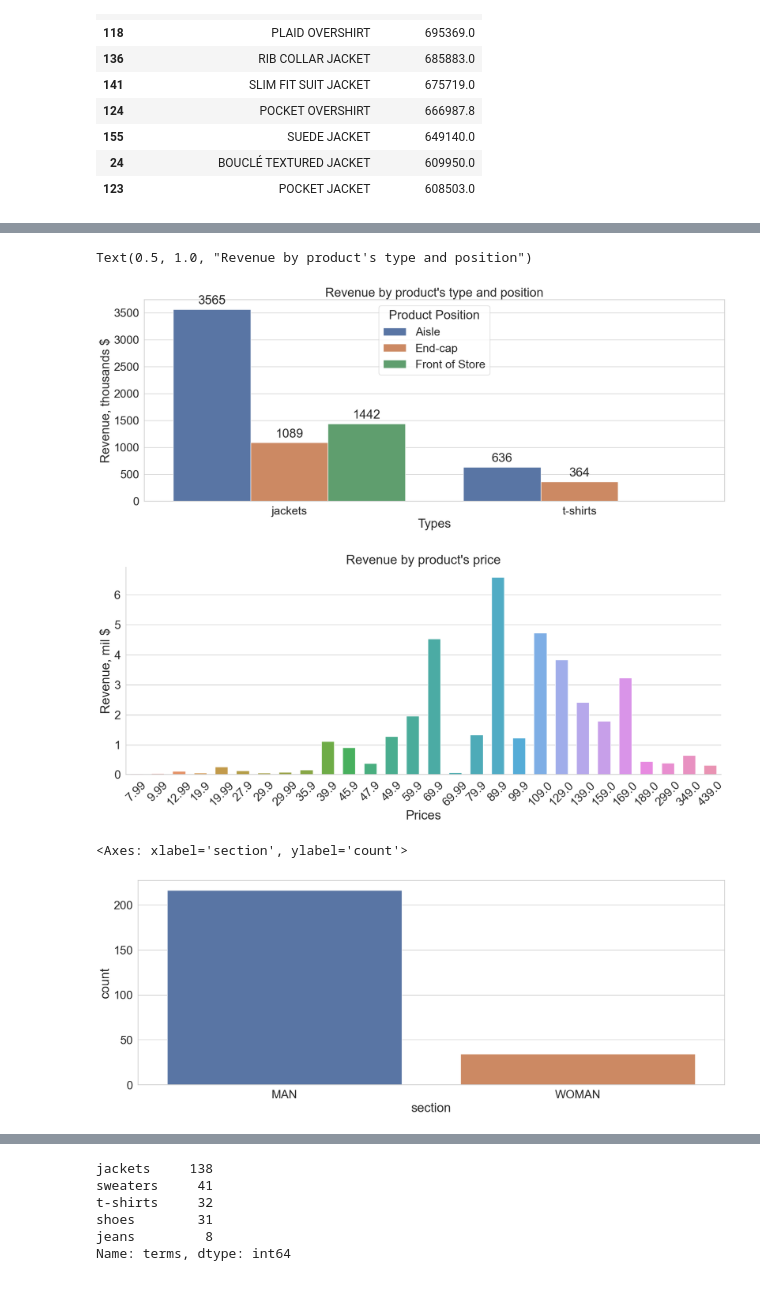
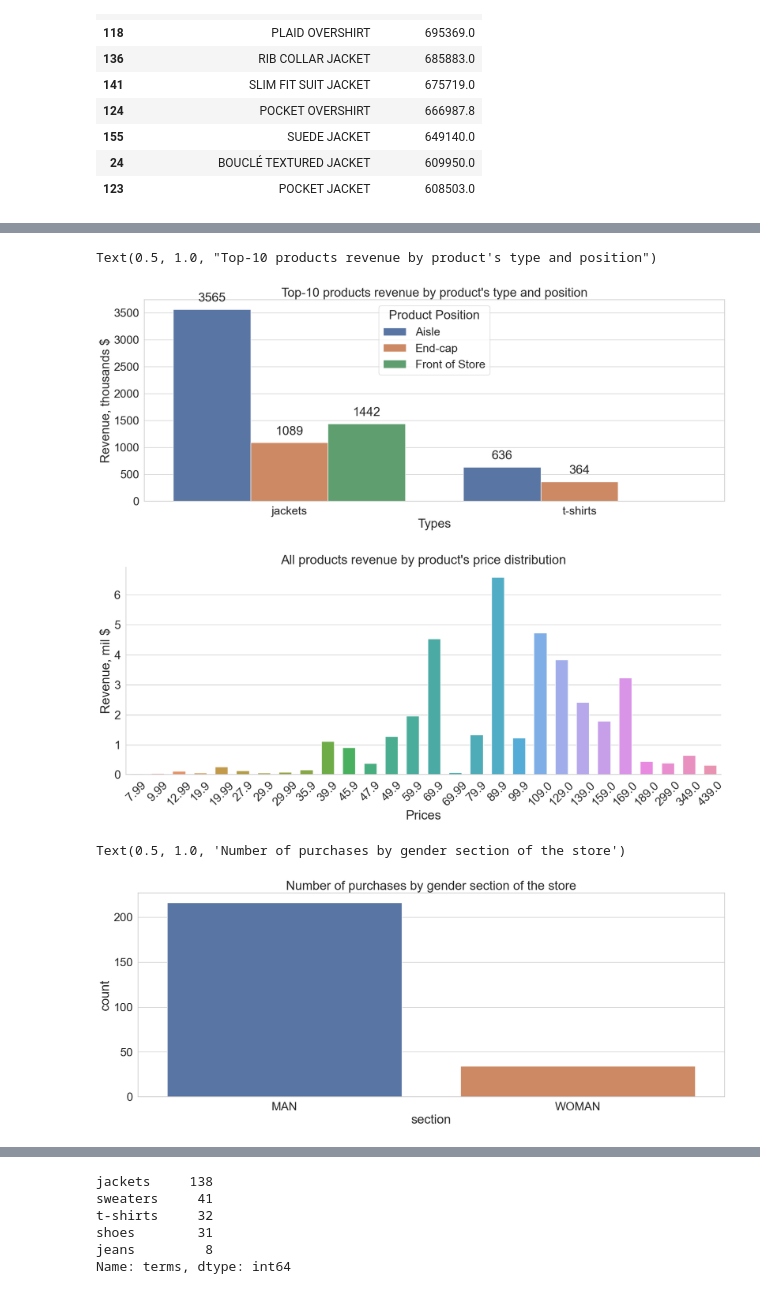
Before and after one commit to Kelebrimbor/Analytics, a Jupyter notebook: Zara_sales/Kaggle_Zara_sales.ipynb, the cells around one changed output, grey strips where cells are left out. Saved outputs shown, nothing was run; the diff lists cells and outputs as text; code cells hidden in the pictures.

Commit message:
Added plots names, added sales volume distribution analytics

```diff
--- a/Zara_sales/Kaggle_Zara_sales.ipynb
+++ b/Zara_sales/Kaggle_Zara_sales.ipynb
@@ -203,16 +207,16 @@ top10_items_terms_prodpos_rev = top10_items_rev_df.groupby(['terms', 'product_po
 
 # Строим датафрейм о выручке топ-10 продуктах в зависимости от параметров terms и product_position
 
-ax0 = sns.barplot(x=top10_items_terms_prodpos_rev.terms.rename('Types'),
+ax0_3 = sns.barplot(x=top10_items_terms_prodpos_rev.terms.rename('Types'),
             y=top10_items_terms_prodpos_rev.revenue_by_item.rename('Revenue, thousands $') / 1000,
             hue=top10_items_terms_prodpos_rev.product_position.rename('Product Position'))
 
-for c in ax0.containers:
-    ax0.bar_label(c, fmt='%.0f', padding=5)
+for c in ax0_3.containers:
+    ax0_3.bar_label(c, fmt='%.0f', padding=10)
 
-ax0.set_title('''Revenue by product's type and position''')
+ax0_3.set_title('''Top-10 products revenue by product's type and position''')
 
 # Визуализировали выручку топ-10 продуктов в зависимости от их типа (type) и позиции в магазине (product_position)
 # %% [output]
-Text(0.5, 1.0, "Revenue by product's type and position")
+Text(0.5, 1.0, "Top-10 products revenue by product's type and position")
-[figure, old version]
+[figure, new version]
@@ -227,9 +231,9 @@ rev_by_price_df = sales \
 
 
 plt.pyplot.xticks(rotation=45)
-ax0_1 = sns.barplot(x = rev_by_price_df.price, y = rev_by_price_df.revenue_by_item/1000000, width = 0.6)
-ax0_1.set_title('''Revenue by product's price''')
-ax0_1.set(ylabel='Revenue, mil $', xlabel='Prices')
+ax0_4 = sns.barplot(x = rev_by_price_df.price, y = rev_by_price_df.revenue_by_item/1000000, width = 0.6)
+ax0_4.set_title('''All products revenue by product's price distribution''')
+ax0_4.set(ylabel='Revenue, mil $', xlabel='Prices')
 sns.despine()
 
 # Получаем распределение выручки в зависимости от цены вещи - смотрим, какие ценовые сегменты приносят более всего денег
@@ -237,16 +241,17 @@ sns.despine()
 
 # кластеризуй эти данные по ценам
 # %% [output]
-[figure, old version]
+[figure, new version]
 # %%
 # Теперь рассмотрим данные в разрезе мужского и женского отдела продаж
 # %%
-sns.countplot(sales, x = "section")
+ax0_5 = sns.countplot(sales, x = "section")
+ax0_5.set_title('''Number of purchases by gender section of the store''')
 
 # Количество покупок в мужском и женском отделах
 # %% [output]
-<Axes: xlabel='section', ylabel='count'>
+Text(0.5, 1.0, 'Number of purchases by gender section of the store')
-[figure, old version]
+[figure, new version]
 # %%
 rev_by_gender_df = sales \
     .groupby('section', as_index=False) \
```
Also changed, not shown: parts of 35 cells of this notebook.
